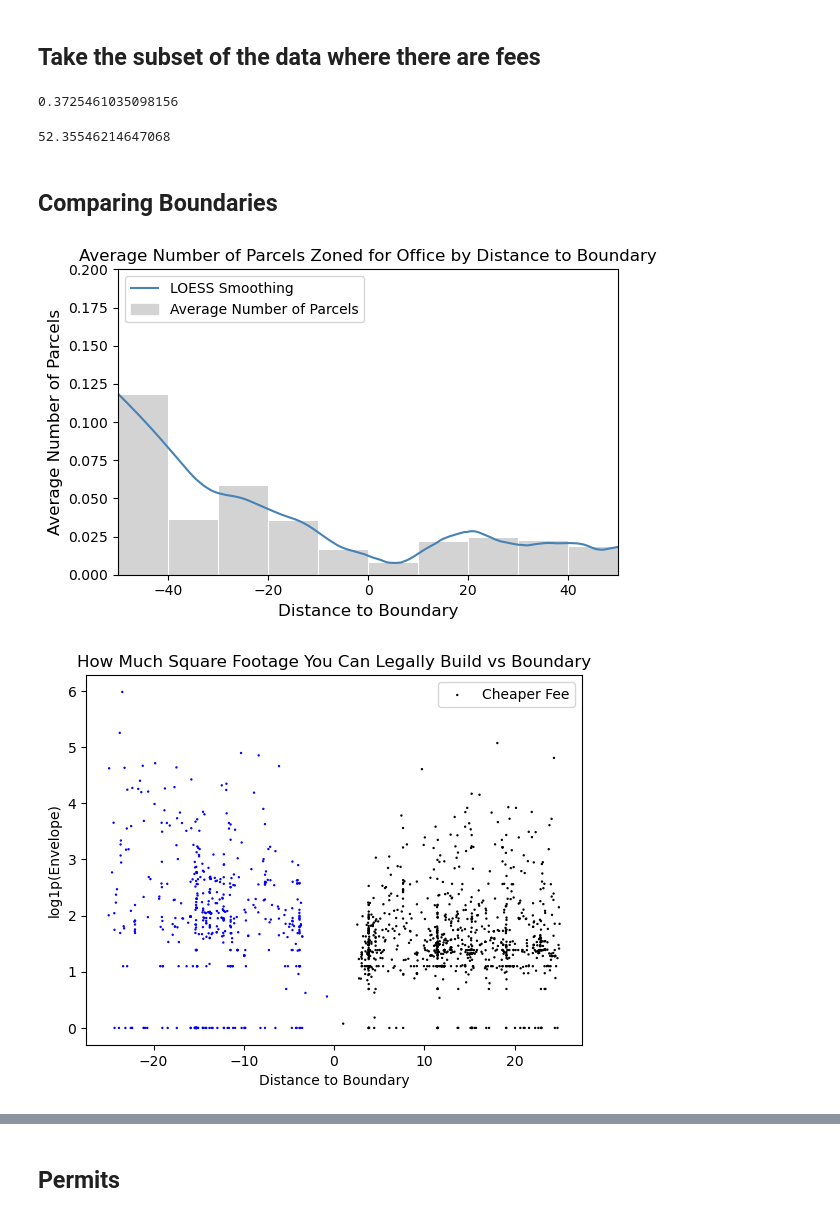
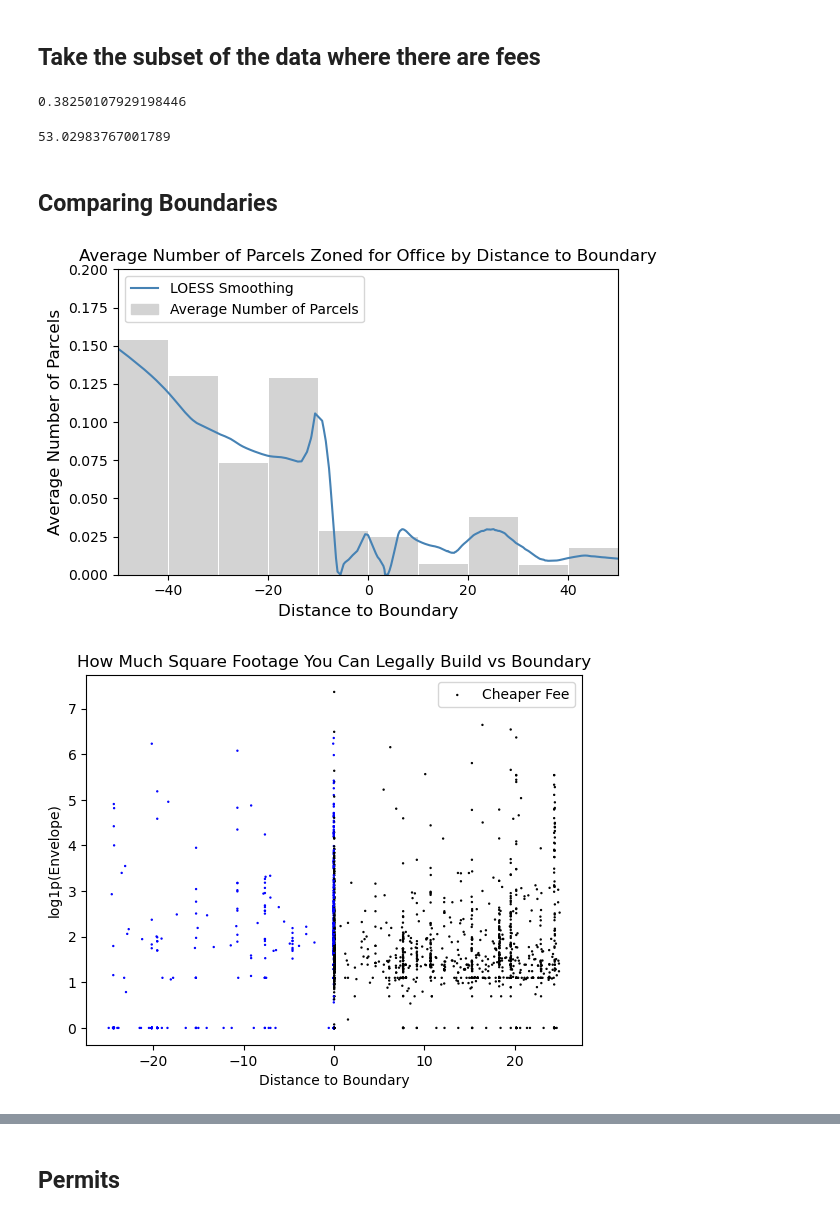
Before and after one commit to sdamerdji/dissertation, a Jupyter notebook: rdd/rdd_cleaning.ipynb, the cells around one changed output, grey strips where cells are left out. Saved outputs shown, nothing was run; the diff lists cells and outputs as text; code cells hidden in the pictures.

```diff
--- a/rdd/rdd_cleaning.ipynb
+++ b/rdd/rdd_cleaning.ipynb
@@ -86,8 +61,8 @@ east_homes = cross_section[(cross_section['tier1'] ^ cross_section['tier2'])].co
 east_homes['tier'] = 'tier2'
 east_homes.loc[east_homes['tier1'], 'tier'] = 'tier1'
 # %%
-east_homes['dist_to_tier1'] = east_homes.geometry.centroid.distance(simplefees.geometry.iat[0])
-east_homes['dist_to_tier2'] = east_homes.geometry.centroid.distance(simplefees.geometry.iat[1])
+east_homes['dist_to_tier1'] = east_homes.geometry.distance(simplefees.geometry.iat[0])
+east_homes['dist_to_tier2'] = east_homes.geometry.distance(simplefees.geometry.iat[1])
 east_homes['dist_to_boundary'] = np.maximum(east_homes['dist_to_tier1'], east_homes['dist_to_tier2'])
 east_homes['dist_to_boundary'] = east_homes['dist_to_boundary'] * ((-1)**(east_homes['tier'] == 'tier2'))
 # %%
@@ -97,11 +72,11 @@ boundary_homes.Developed = boundary_homes.Net_Units_Completed > 0
 # %%
 boundary_homes.Net_Units_Completed.mean()
 # %% [output]
-0.3725461035098156
+0.38250107929198446
 # %%
 boundary_homes.Net_Units_Completed.var()
 # %% [output]
-52.35546214647068
+53.02983767001789
 # %% [markdown]
 ## Comparing Boundaries
 # %%
@@ -125,7 +100,7 @@ x = df['dist_to_boundary'].values
 y = df['zp_OfficeComm'].astype(int).values
 
 # Fit LOESS model
-lowess_results = sm.nonparametric.lowess(y, x, frac=0.25, it=0, delta=.1)
+lowess_results = sm.nonparametric.lowess(y, x, frac=0.25, it=0, delta=.05)
 
 # Generate new data for predictions
 lower_bound = -50
@@ -143,34 +118,34 @@ mean_values_per_bucket = [df[(df['dist_to_boundary'] >= left) &
 plt.figure(figsize=(6, 4))
 plt.plot(lowess_results[:, 0],
          np.maximum(lowess_results[:, 1], np.zeros_like(lowess_results[:, 1].flatten())),
          label='Predicted probabilities', color='steelblue')
 
 # Add vertical bars
 for i, left in enumerate(buckets):
     mean_val = mean_values_per_bucket[i]
     if mean_val is not np.nan:
         plt.bar(left + 5.1, mean_val, facecolor='lightgrey', width=bucket_width * .98)
 
 # Legend
 plt.legend(handles=[Line2D([0], [0], linestyle='-', color='steelblue',
                            label='LOESS Smoothing', markersize=10),
                     Patch(color='lightgrey', label='Average Number of Parcels')], loc='upper left')
 
 # Labels and Title
 plt.xlabel('Distance to Boundary', fontsize=12)
 plt.xlim((-50, 50))
 plt.ylim((0, .2))
 plt.ylabel('Average Number of Parcels', fontsize=12)
 plt.title('Average Number of Parcels Zoned for Office by Distance to Boundary')
 
 # Save the plot
 plt.tight_layout()
 plt.savefig('office_zoning_boundary.png', bbox_inches='tight')
 
 # Show the plot
 plt.show()
 # %% [output]
-[figure, old version]
+[figure, new version]
 # %%
 df = boundary_homes[(np.absolute(boundary_homes['dist_to_boundary']) <= 25)].copy()
 
@@ -183,4 +158,4 @@ plt.xlabel('Distance to Boundary')
 plt.ylabel('log1p(Envelope)')
 plt.savefig('Envelope_boundary.png')
 # %% [output]
-[figure, old version]
+[figure, new version]
```
Also changed, not shown: parts of 21 cells of this notebook, 13 other files.
